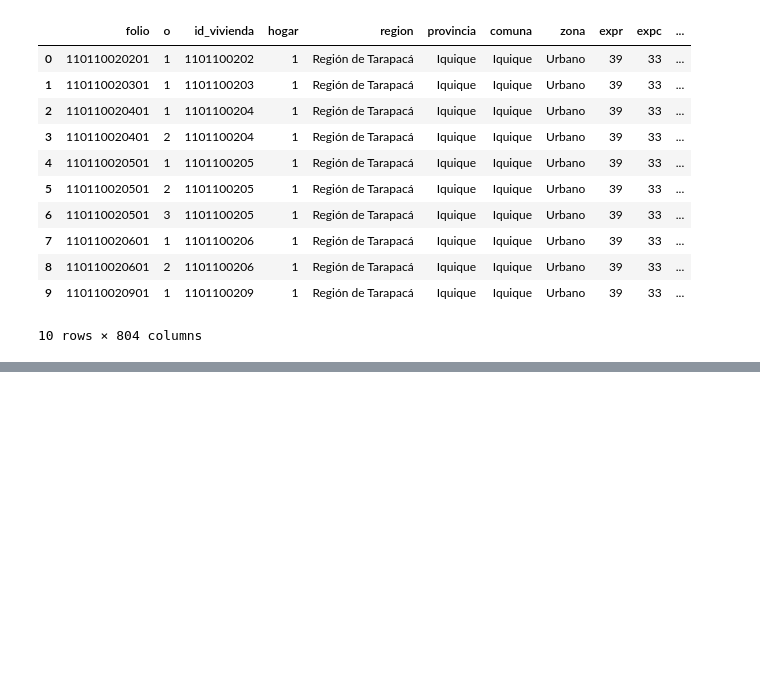
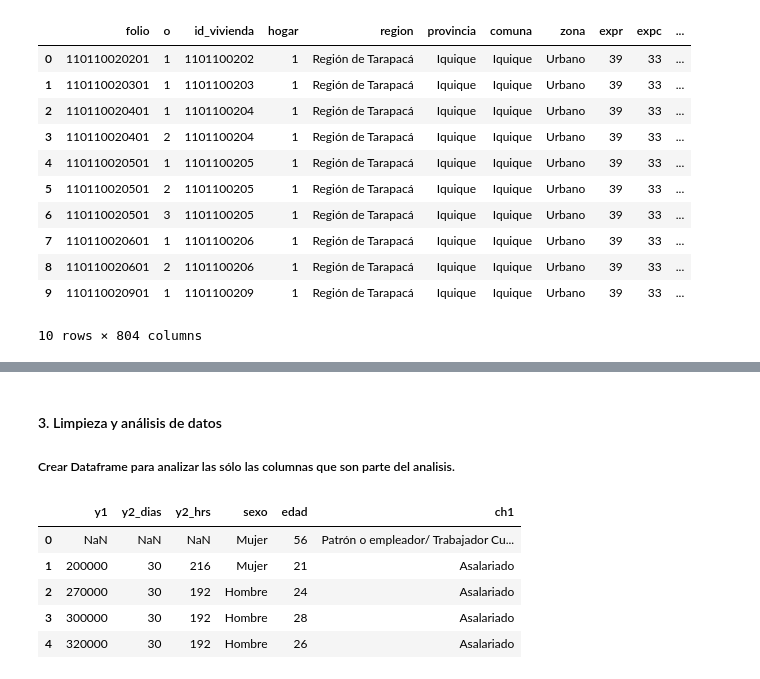
Before and after one commit to RodrigoLefin/Clase1_Diplomado25-04-2022, a Jupyter notebook: Prueba_recuperativa_python_herramientas_analisis.ipynb, the cells around one changed output, grey strips where cells are left out. Saved outputs shown, nothing was run; the diff lists cells and outputs as text; code cells hidden in the pictures; blank space fills up the shorter version.

```diff
--- a/Prueba_recuperativa_python_herramientas_analisis.ipynb
+++ b/Prueba_recuperativa_python_herramientas_analisis.ipynb
@@ -26,0 +99,14 @@ df.head(10)
+# %% [markdown]
+#### 3. Limpieza y análisis de datos
+
+##### Crear Dataframe para analizar las sólo las columnas que son parte del analisis.
+# %%
+df_CASEN17 = df_CA17[["y1","y2_dias", "y2_hrs", "sexo", "edad", "ch1"]]
+df_CASEN17.head(5)
+# %% [output]
+|  | y1 | y2_dias | y2_hrs | sexo | edad | ch1 |
+| 0 | NaN | NaN | NaN | Mujer | 56 | Patrón o empleador/ Trabajador Cu... |
+| 1 | 200000 | 30 | 216 | Mujer | 21 | Asalariado |
+| 2 | 270000 | 30 | 192 | Hombre | 24 | Asalariado |
+| 3 | 300000 | 30 | 192 | Hombre | 28 | Asalariado |
+| 4 | 320000 | 30 | 192 | Hombre | 26 | Asalariado |
```
Also changed, not shown: parts of 16 cells of this notebook.
